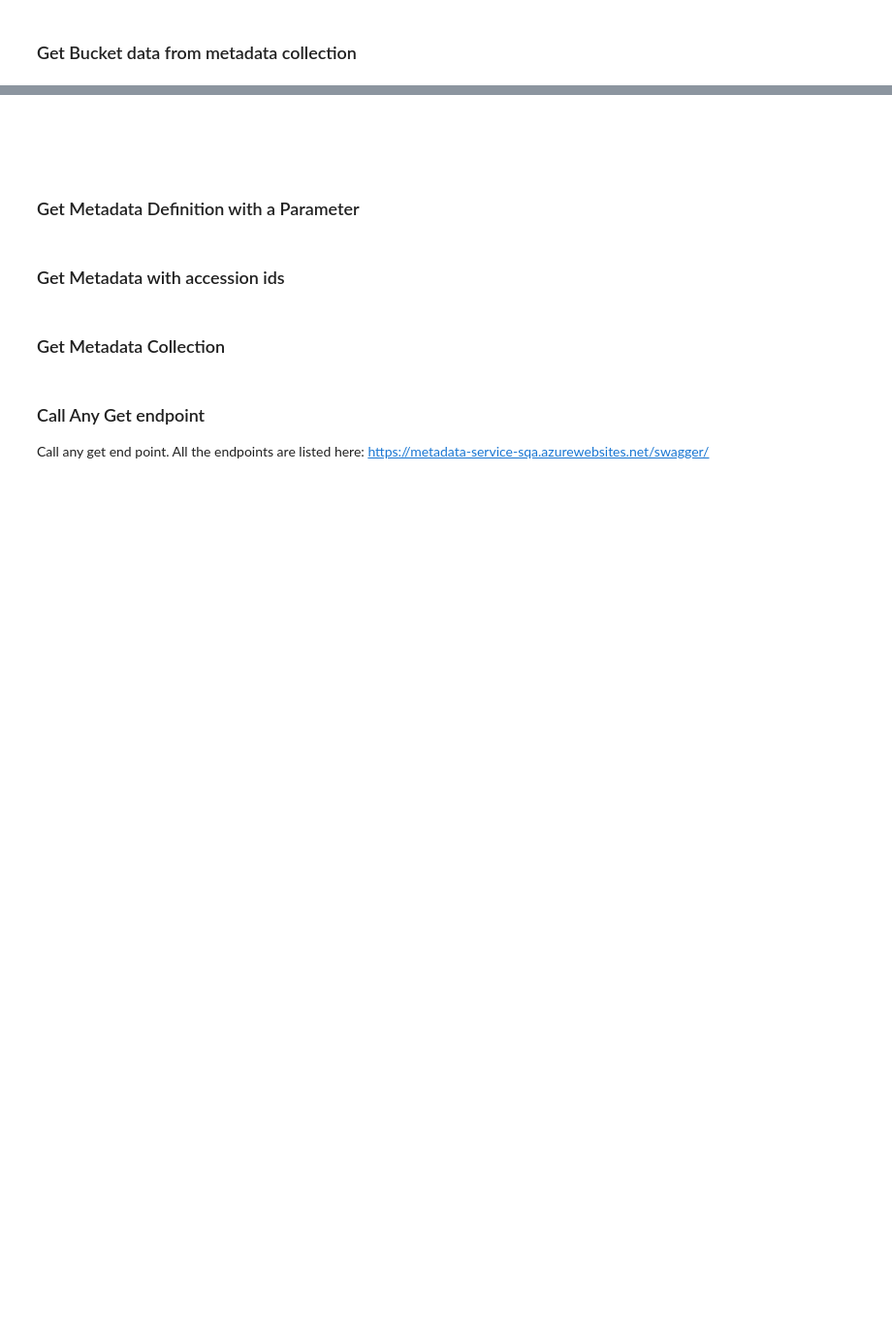
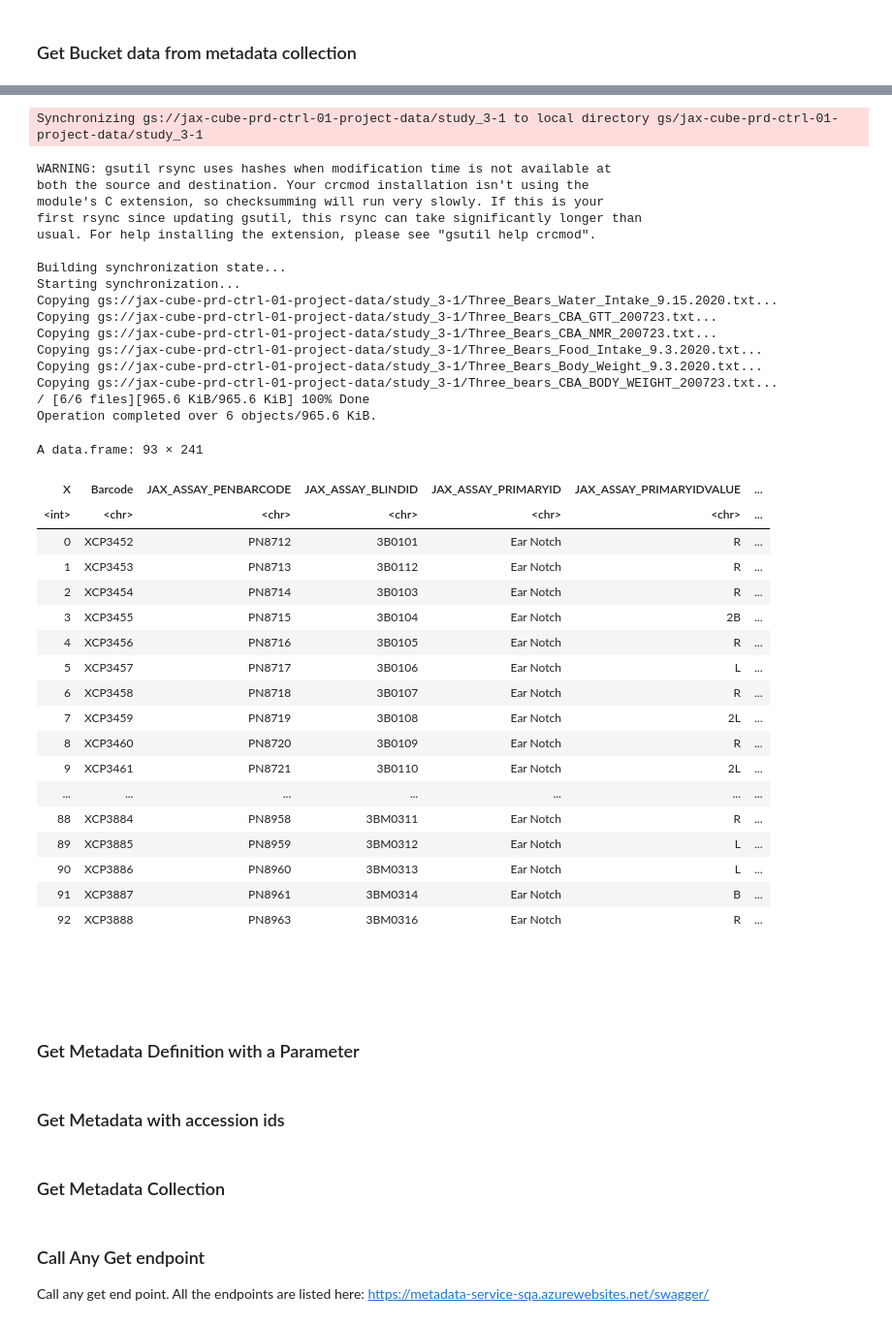
Before and after one commit to TheJacksonLaboratory/cube_retreat, a Jupyter notebook: cube.ipynb, the cells around one changed output, grey strips where cells are left out. Shown at 97% size. Cells and saved outputs as stored; diff of their text form; code cells hidden in the pictures; blank space fills up the shorter version.

```diff
--- a/cube.ipynb
+++ b/cube.ipynb
@@ -92,7 +107,44 @@ A data.frame: 4 × 4
 # %%
 ## get bucket data
-bucket_data = get_bucket_data(bucket_name = storage_info[2, 3], file_name = storage_info[2, 4] )
+bucket_data = get_bucket_data(bucket_name = storage_info[1, 3], file_name = storage_info[1, 4] )
 bucket_data
+# %% [output]
+Synchronizing gs://jax-cube-prd-ctrl-01-project-data/study_3-1 to local directory gs/jax-cube-prd-ctrl-01-project-data/study_3-1
+WARNING: gsutil rsync uses hashes when modification time is not available at
+both the source and destination. Your crcmod installation isn't using the
+module's C extension, so checksumming will run very slowly. If this is your
+first rsync since updating gsutil, this rsync can take significantly longer than
+usual. For help installing the extension, please see "gsutil help crcmod".
+
+Building synchronization state...
+Starting synchronization...
+Copying gs://jax-cube-prd-ctrl-01-project-data/study_3-1/Three_Bears_Water_Intake_9.15.2020.txt...
+Copying gs://jax-cube-prd-ctrl-01-project-data/study_3-1/Three_Bears_CBA_GTT_200723.txt...
+Copying gs://jax-cube-prd-ctrl-01-project-data/study_3-1/Three_Bears_CBA_NMR_200723.txt...
+Copying gs://jax-cube-prd-ctrl-01-project-data/study_3-1/Three_Bears_Food_Intake_9.3.2020.txt...
+Copying gs://jax-cube-prd-ctrl-01-project-data/study_3-1/Three_Bears_Body_Weight_9.3.2020.txt...
+Copying gs://jax-cube-prd-ctrl-01-project-data/study_3-1/Three_bears_CBA_BODY_WEIGHT_200723.txt...
+/ [6/6 files][965.6 KiB/965.6 KiB] 100% Done
+Operation completed over 6 objects/965.6 KiB.
+A data.frame: 93 × 241
+| X | Barcode | JAX_ASSAY_PENBARCODE | JAX_ASSAY_BLINDID | JAX_ASSAY_PRIMARYID | JAX_ASSAY_PRIMARYIDVALUE | ... |
+| <int> | <chr> | <chr> | <chr> | <chr> | <chr> | ... |
+| 0 | XCP3452 | PN8712 | 3B0101 | Ear Notch | R | ... |
+| 1 | XCP3453 | PN8713 | 3B0112 | Ear Notch | R | ... |
+| 2 | XCP3454 | PN8714 | 3B0103 | Ear Notch | R | ... |
+| 3 | XCP3455 | PN8715 | 3B0104 | Ear Notch | 2B | ... |
+| 4 | XCP3456 | PN8716 | 3B0105 | Ear Notch | R | ... |
+| 5 | XCP3457 | PN8717 | 3B0106 | Ear Notch | L | ... |
+| 6 | XCP3458 | PN8718 | 3B0107 | Ear Notch | R | ... |
+| 7 | XCP3459 | PN8719 | 3B0108 | Ear Notch | 2L | ... |
+| 8 | XCP3460 | PN8720 | 3B0109 | Ear Notch | R | ... |
+| 9 | XCP3461 | PN8721 | 3B0110 | Ear Notch | 2L | ... |
+| ... | ... | ... | ... | ... | ... | ... |
+| 88 | XCP3884 | PN8958 | 3BM0311 | Ear Notch | R | ... |
+| 89 | XCP3885 | PN8959 | 3BM0312 | Ear Notch | L | ... |
+| 90 | XCP3886 | PN8960 | 3BM0313 | Ear Notch | L | ... |
+| 91 | XCP3887 | PN8961 | 3BM0314 | Ear Notch | B | ... |
+| 92 | XCP3888 | PN8963 | 3BM0316 | Ear Notch | R | ... |
 # %% [markdown]
 <br/><br/>
 # %% [markdown]
```
Also changed, not shown: parts of 6 cells of this notebook.
